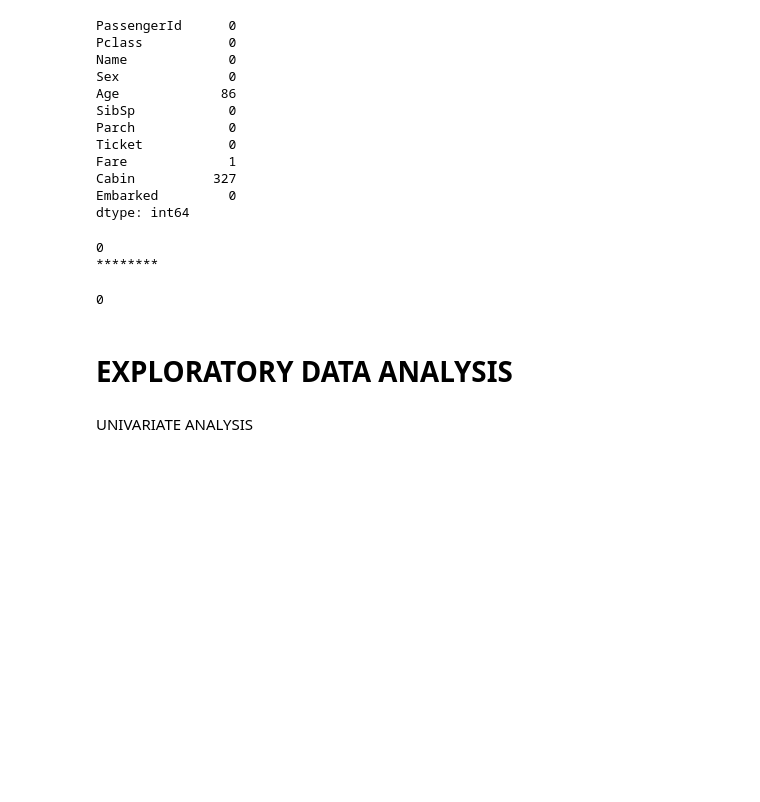
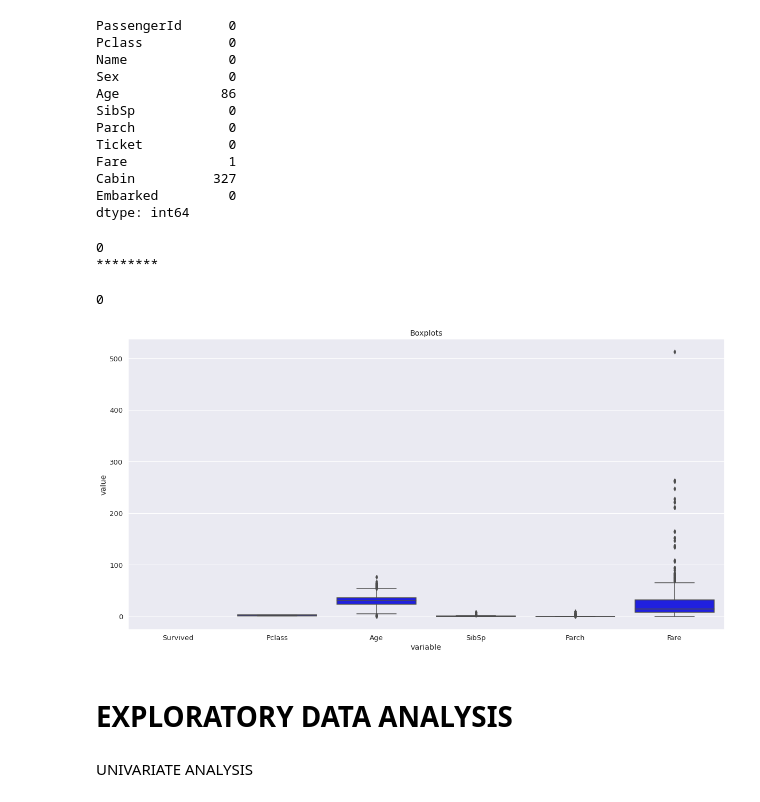
Before and after one commit to Molly-Abisage/WK9_KNN-and-NAIVE-BAYES-CLASSIFIERS, a Jupyter notebook: K_NEAREST_NEIGHBOUR_CLASSIFIER_IP9_MollyAbisage.ipynb, the cells around one changed output. Cells and saved outputs as stored; diff of their text form; code cells hidden in the pictures; blank space fills up the shorter version.

```diff
--- a/K_NEAREST_NEIGHBOUR_CLASSIFIER_IP9_MollyAbisage.ipynb
+++ b/K_NEAREST_NEIGHBOUR_CLASSIFIER_IP9_MollyAbisage.ipynb
@@ -274,6 +274,18 @@ test_df.duplicated().sum()
 0
 ********
 0
+# %%
+# Using boxplots to check for outliers
+
+boxplot = pd.DataFrame(data = test_df, columns = ['Survived', 'Pclass', 'Age', 'SibSp', 'Parch', 'Fare'])
+
+plt.figure(figsize=(20,10))
+
+sns.boxplot(x='variable', y='value', data=pd.melt(boxplot), color = 'blue').set_title('Boxplots')
+
+plt.show()
+# %% [output]
+[figure, added]
 # %% [markdown]
 # EXPLORATORY DATA ANALYSIS
 # %% [markdown]
```
Also changed, not shown: parts of 26 cells of this notebook.
